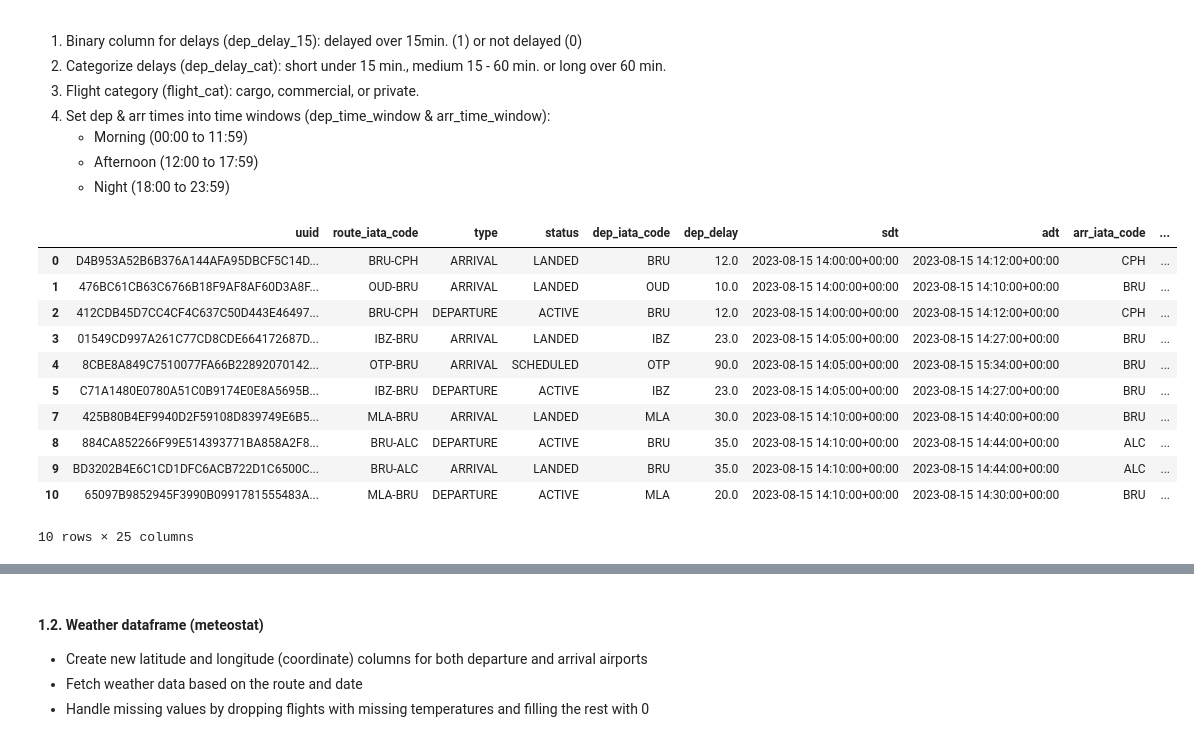
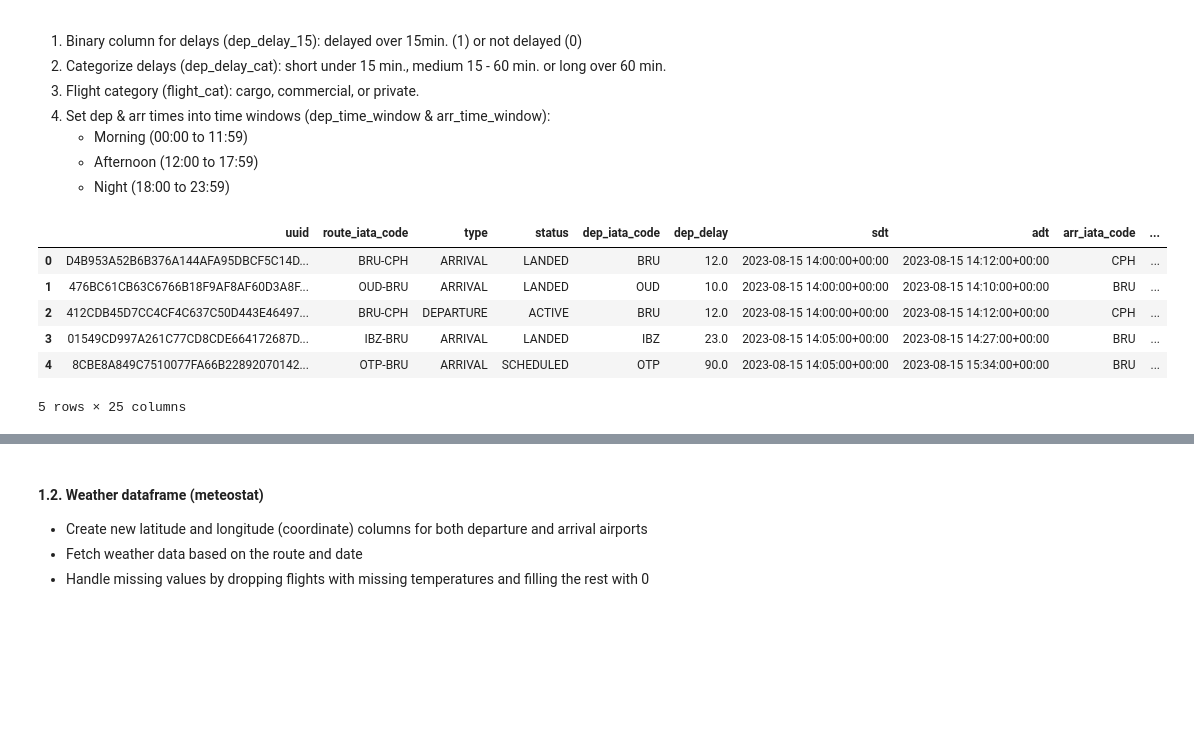
Before and after one commit to DT-Service-Consulting/avstats, a Jupyter notebook: avstats/AvStats_EDA.ipynb, the cells around one changed output, grey strips where cells are left out. Cells and saved outputs as stored; diff of their text form; code cells hidden in the pictures; blank space fills up the shorter version.

```diff
--- a/avstats/AvStats_EDA.ipynb
+++ b/avstats/AvStats_EDA.ipynb
@@ -62,21 +59,16 @@ These are the changes made to fill out all the missing values in the dataset.
 # %%
 data_processing = DataProcessing(df_avstats, unique_column='uuid')
 df = data_processing.preprocess_avstats()
 negative_dep_delay_rows = df[df['dep_delay'] < 0] # Filter rows where 'dep_delay' is negative (on time flights)
-df.head(10)
+df.head()
 # %% [output]
 |  | uuid | route_iata_code | type | status | dep_iata_code | dep_delay | sdt | adt | arr_iata_code | ... |
 | 0 | D4B953A52B6B376A144AFA95DBCF5C14D... | BRU-CPH | ARRIVAL | LANDED | BRU | 12.0 | 2023-08-15 14:00:00+00:00 | 2023-08-15 14:12:00+00:00 | CPH | ... |
 | 1 | 476BC61CB63C6766B18F9AF8AF60D3A8F... | OUD-BRU | ARRIVAL | LANDED | OUD | 10.0 | 2023-08-15 14:00:00+00:00 | 2023-08-15 14:10:00+00:00 | BRU | ... |
 | 2 | 412CDB45D7CC4CF4C637C50D443E46497... | BRU-CPH | DEPARTURE | ACTIVE | BRU | 12.0 | 2023-08-15 14:00:00+00:00 | 2023-08-15 14:12:00+00:00 | CPH | ... |
 | 3 | 01549CD997A261C77CD8CDE664172687D... | IBZ-BRU | ARRIVAL | LANDED | IBZ | 23.0 | 2023-08-15 14:05:00+00:00 | 2023-08-15 14:27:00+00:00 | BRU | ... |
 | 4 | 8CBE8A849C7510077FA66B22892070142... | OTP-BRU | ARRIVAL | SCHEDULED | OTP | 90.0 | 2023-08-15 14:05:00+00:00 | 2023-08-15 15:34:00+00:00 | BRU | ... |
-| 5 | C71A1480E0780A51C0B9174E0E8A5695B... | IBZ-BRU | DEPARTURE | ACTIVE | IBZ | 23.0 | 2023-08-15 14:05:00+00:00 | 2023-08-15 14:27:00+00:00 | BRU | ... |
-| 7 | 425B80B4EF9940D2F59108D839749E6B5... | MLA-BRU | ARRIVAL | LANDED | MLA | 30.0 | 2023-08-15 14:10:00+00:00 | 2023-08-15 14:40:00+00:00 | BRU | ... |
-| 8 | 884CA852266F99E514393771BA858A2F8... | BRU-ALC | DEPARTURE | ACTIVE | BRU | 35.0 | 2023-08-15 14:10:00+00:00 | 2023-08-15 14:44:00+00:00 | ALC | ... |
-| 9 | BD3202B4E6C1CD1DFC6ACB722D1C6500C... | BRU-ALC | ARRIVAL | LANDED | BRU | 35.0 | 2023-08-15 14:10:00+00:00 | 2023-08-15 14:44:00+00:00 | ALC | ... |
-| 10 | 65097B9852945F3990B0991781555483A... | MLA-BRU | DEPARTURE | ACTIVE | MLA | 20.0 | 2023-08-15 14:10:00+00:00 | 2023-08-15 14:30:00+00:00 | BRU | ... |
-10 rows × 25 columns
+5 rows × 25 columns
 # %%
 # Analyze Data Quality
 quality_metrics = data_processing.check_missing_and_duplicates(df)
```
Also changed, not shown: parts of 42 cells of this notebook, 2 other files.
